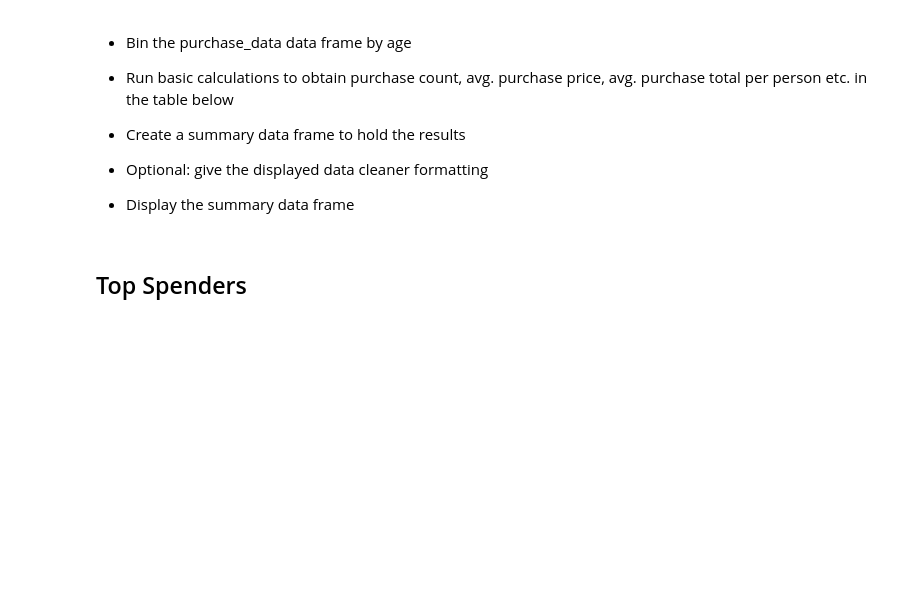
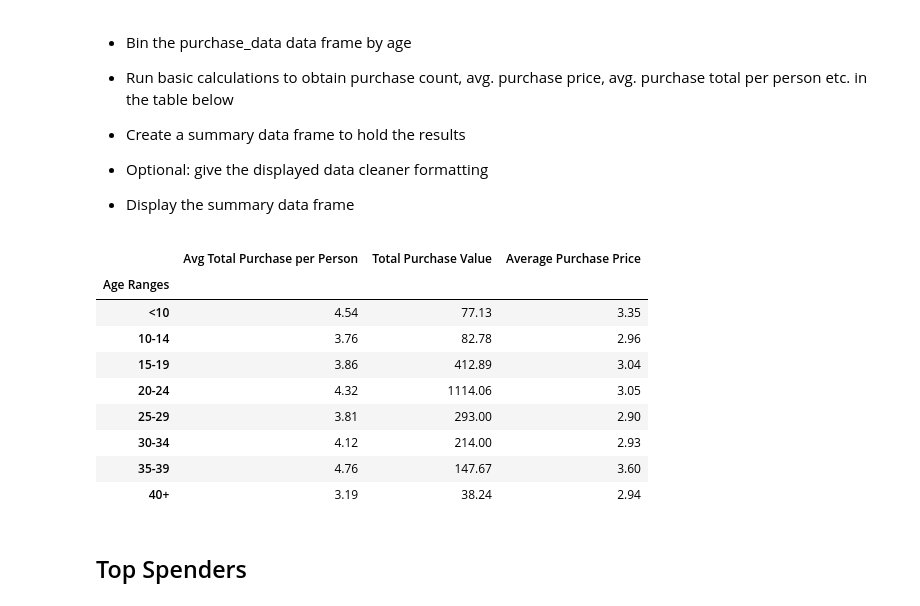
Before and after one commit to CicilyGeorge/pandas-challenge, a Jupyter notebook: HeroesOfPymoli.ipynb, the cells around one changed output. Cells and saved outputs as stored; diff of their text form; code cells hidden in the pictures; blank space fills up the shorter version.

```diff
--- a/HeroesOfPymoli.ipynb
+++ b/HeroesOfPymoli.ipynb
@@ -169,0 +168,20 @@ NameError: name 'age_data' is not defined
+# %%
+max_age = purchase_data["Age"].max()
+# Create the bins in which Data will be held
+# Bins are 0, 59.9, 69.9, 79.9, 89.9, 100.
+bins = [0, 9, 14, 19, 24, 29, 34, 39, max_age]
+
+# Create the names for the five bins
+group_names = ["<10", "10-14", "15-19", "20-24", "25-29", "30-34", "35-39", "40+"]
+
+# Categorize the existing players using the age bins.
+purchase_data["Age Ranges"] = pd.cut(purchase_data["Age"], bins, labels=group_names, include_lowest=True)
+
+age_group = purchase_data.groupby(["Age Ranges"])
+age_count = age_group["SN"].nunique()
+player_percent = age_count / total_players * 100
+
+age_data = pd.DataFrame({"Total Count": age_count,
+                          "Percentage of Players": player_percent})
+# age_data.index.name = None
+age_data.style.format({"Percentage of Players": "{:.2f}%"})
@@ -188,3 +215,22 @@ age_purchase_data
+# %%
+age_group.count()
+age_purchase_data = age_group["Price"].agg(["count","mean","sum"])
+age_purchase_data["Avg Total Purchase per Person"] = age_group["Price"].sum() / age_count
+age_purchase_data = age_purchase_data.rename(columns={"count": "Purchase Count",
+                                                      "mean": "Average Purchase Price",
+                                                      "sum": "Total Purchase Value"})
+age_purchase_data[{"Average Purchase Price", "Total Purchase Value", "Avg Total Purchase per Person"}].style.format("{:.2f}")
+# %% [output]
+|  | Avg Total Purchase per Person | Total Purchase Value | Average Purchase Price |
+| Age Ranges |  |  |  |
+| <10 | 4.54 | 77.13 | 3.35 |
+| 10-14 | 3.76 | 82.78 | 2.96 |
+| 15-19 | 3.86 | 412.89 | 3.04 |
+| 20-24 | 4.32 | 1114.06 | 3.05 |
+| 25-29 | 3.81 | 293.00 | 2.90 |
+| 30-34 | 4.12 | 214.00 | 2.93 |
+| 35-39 | 4.76 | 147.67 | 3.60 |
+| 40+ | 3.19 | 38.24 | 2.94 |
 # %% [markdown]
 ## Top Spenders
 # %% [markdown]
```
Also changed, not shown: parts of 7 cells of this notebook, 1 other file.
